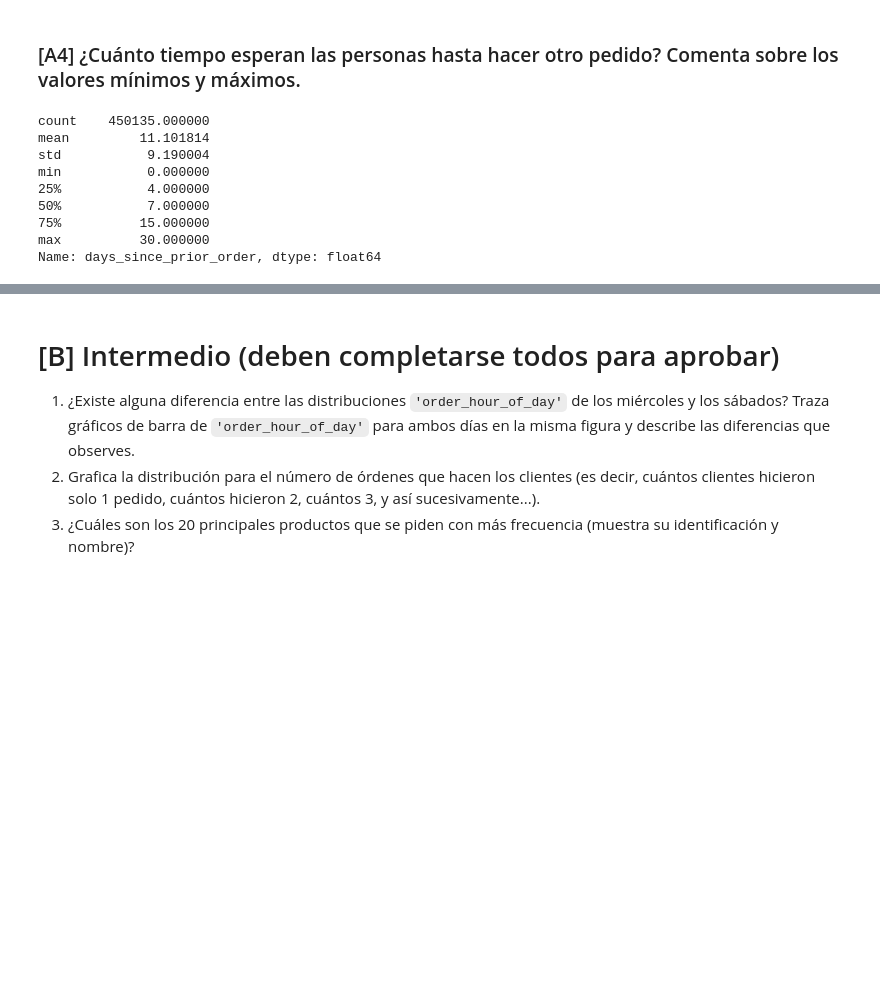
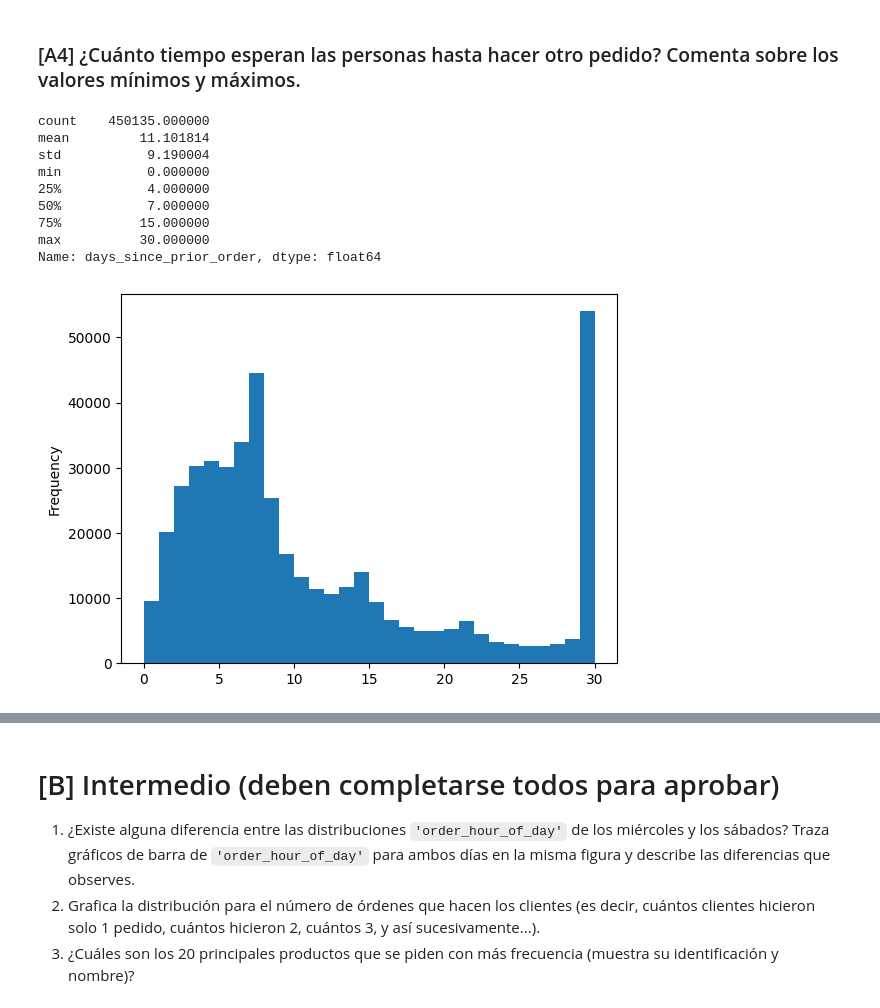
Before and after one commit to carloscarranza2486/tripleten-data-science, a Jupyter notebook: sprint-04-data-wrangling2.0/final_project/notebook.ipynb, the cells around one changed output, grey strips where cells are left out. Cells and saved outputs as stored; diff of their text form; code cells hidden in the pictures; blank space fills up the shorter version.

```diff
--- a/sprint-04-data-wrangling2.0/final_project/notebook.ipynb
+++ b/sprint-04-data-wrangling2.0/final_project/notebook.ipynb
@@ -661,14 +790,17 @@ Escribe aquí tus conclusiones
 # %% [markdown]
 ### [A4] ¿Cuánto tiempo esperan las personas hasta hacer otro pedido? Comenta sobre los valores mínimos y máximos.
 # %%
-inst_orders_df["days_since_prior_order"].describe()
+print(inst_orders_df["days_since_prior_order"].describe())
+inst_orders_df["days_since_prior_order"].plot(kind="hist",bins=30) # Se incluye gráfico para ilustrar la distribución de contenedores en grupos de días para ordenar de nuevo
+plt.show()
 # %% [output]
 count    450135.000000
 mean         11.101814
 std           9.190004
 min           0.000000
 25%           4.000000
 50%           7.000000
 75%          15.000000
 max          30.000000
 Name: days_since_prior_order, dtype: float64
+[figure, added]
```
Also changed, not shown: parts of 49 cells of this notebook.
